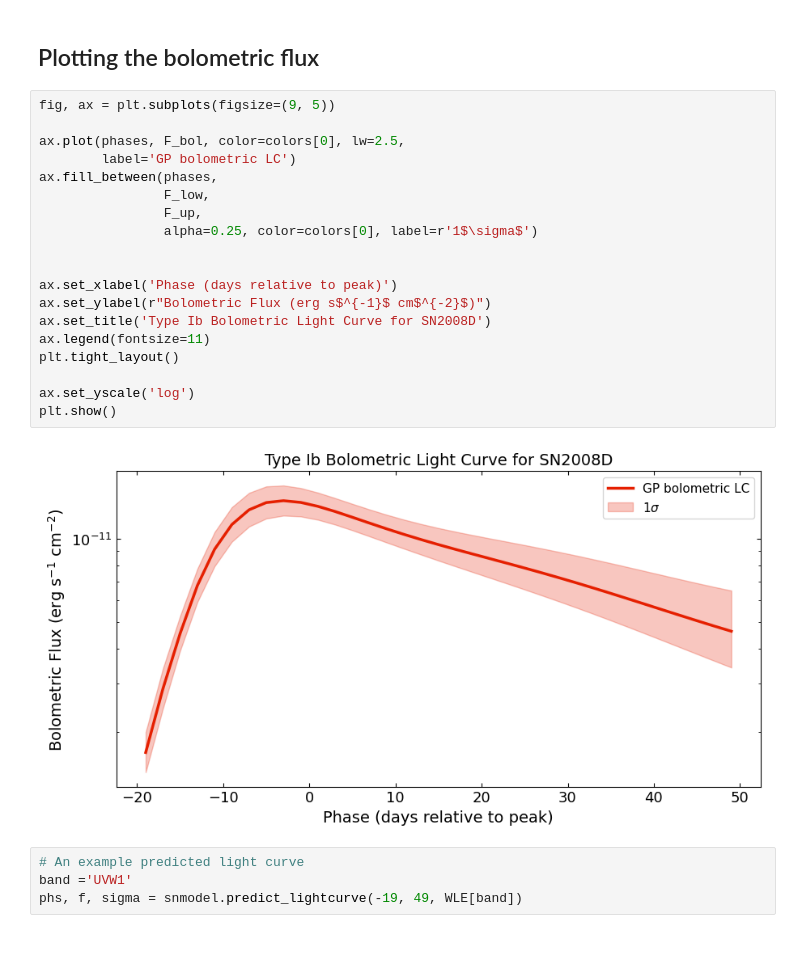
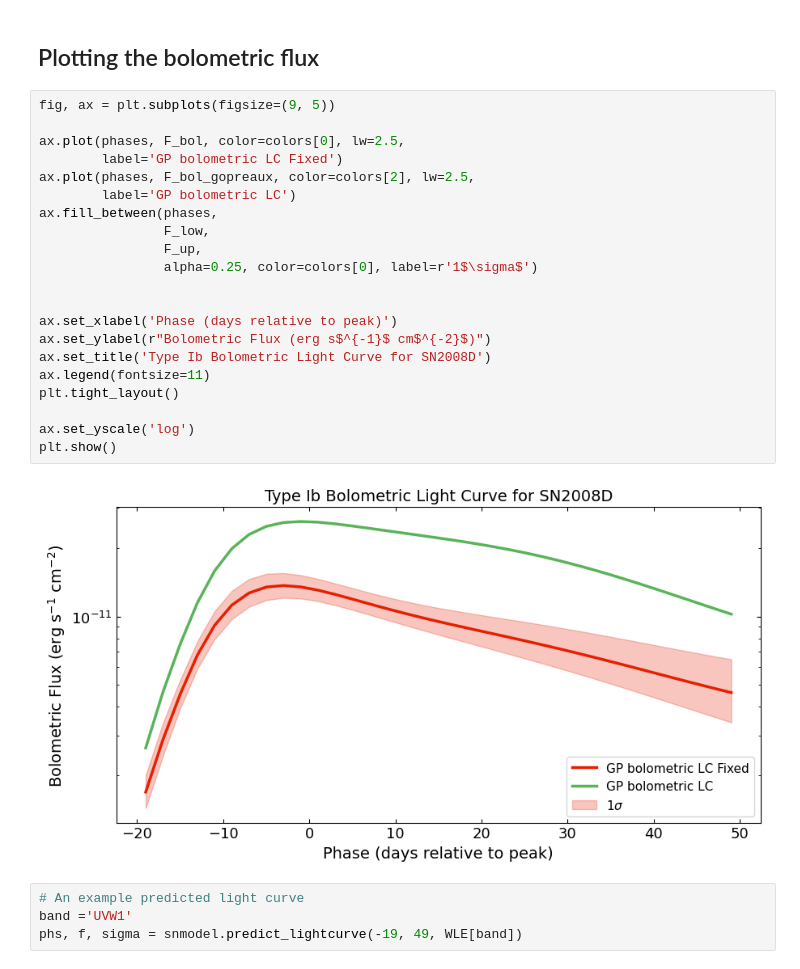
Before and after one commit to Somayeh91/data_driven_bolometric_lc, a Jupyter notebook: SN2008D_bolometric_lc.ipynb, the cells around one changed output. Drawn from its saved outputs; the diff is of its cells as text.

Commit message:
added the original L_bol in the plot.

```diff
--- a/SN2008D_bolometric_lc.ipynb
+++ b/SN2008D_bolometric_lc.ipynb
@@ -227,24 +228,26 @@ for i, phase in enumerate(phases):
 # %%
 fig, ax = plt.subplots(figsize=(9, 5))
 
 ax.plot(phases, F_bol, color=colors[0], lw=2.5,
+        label='GP bolometric LC Fixed')
+ax.plot(phases, F_bol_gopreaux, color=colors[2], lw=2.5,
         label='GP bolometric LC')
 ax.fill_between(phases,
                 F_low,
                 F_up,
                 alpha=0.25, color=colors[0], label=r'1$\sigma$')
 
 
 ax.set_xlabel('Phase (days relative to peak)')
 ax.set_ylabel(r"Bolometric Flux (erg s$^{-1}$ cm$^{-2}$)")
 ax.set_title('Type Ib Bolometric Light Curve for SN2008D')
 ax.legend(fontsize=11)
 plt.tight_layout()
 
 ax.set_yscale('log')
 plt.show()
 # %% [output]
-[figure, old version]
+[figure, new version]
 # %%
 # An example predicted light curve
 band ='UVW1'
```
Also changed, not shown: parts of 1 cell of this notebook.
